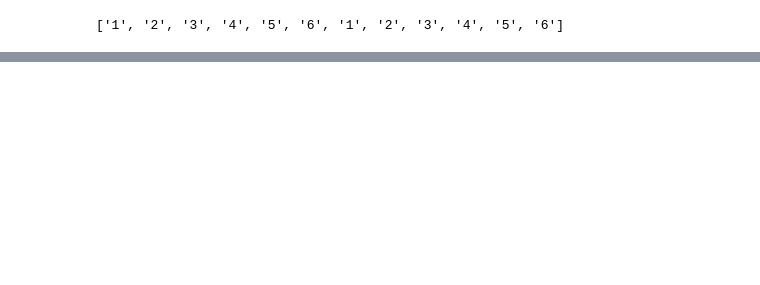
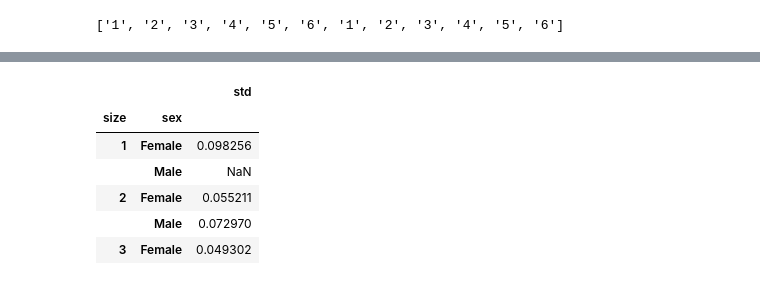
Before and after one commit to WentingRuan/Learn_Python, a Jupyter notebook: 8/hw_08.ipynb, the cells around one changed output, grey strips where cells are left out. Drawn from its saved outputs; the diff is of its cells as text; code cells hidden in the pictures; blank space fills up the shorter version.

```diff
--- a/8/hw_08.ipynb
+++ b/8/hw_08.ipynb
@@ -209,0 +216,12 @@ new
+# %%
+b = tips.groupby(["size","sex"]).describe().tip_pct["std"]
+b = DataFrame(b)
+b.head()
+# %% [output]
+|  |  | std |
+| size | sex |  |
+| 1 | Female | 0.098256 |
+|  | Male | NaN |
+| 2 | Female | 0.055211 |
+|  | Male | 0.072970 |
+| 3 | Female | 0.049302 |
```
Also changed, not shown: parts of 8 cells of this notebook.
